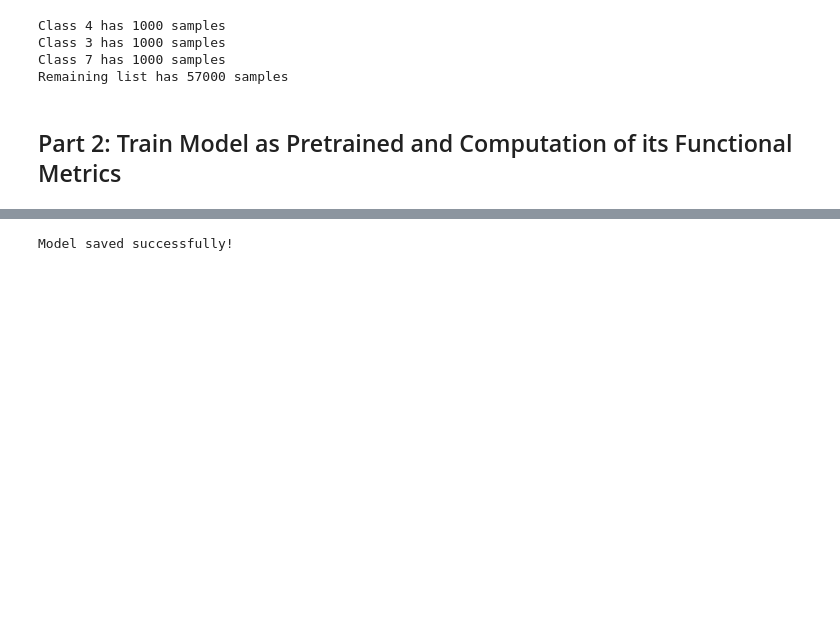
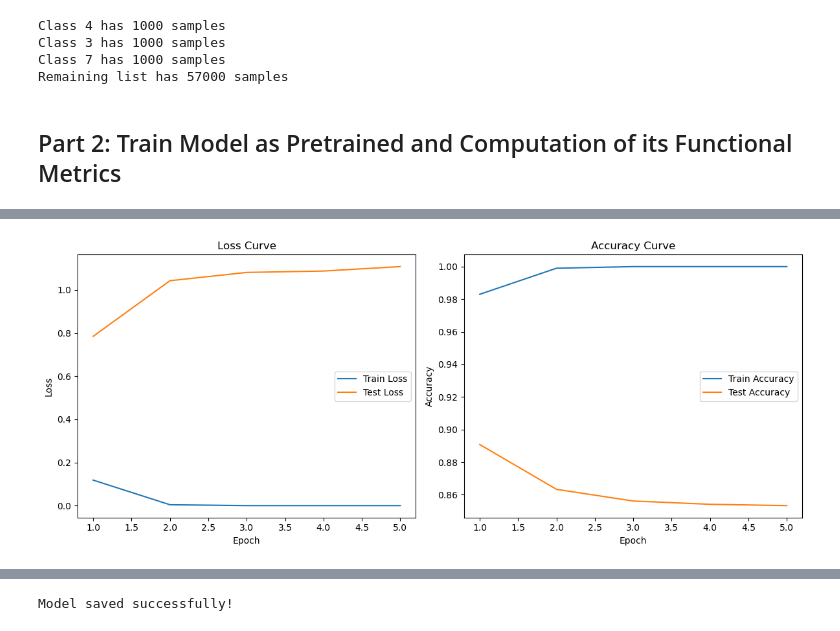
Before and after one commit to hmzi67/task-vector, a Jupyter notebook: experiment.ipynb, the cells around one changed output, grey strips where cells are left out. Cells and saved outputs as stored; diff of their text form; code cells hidden in the pictures; blank space fills up the shorter version.

```diff
--- a/experiment.ipynb
+++ b/experiment.ipynb
@@ -268,3 +391,3 @@ weighted avg       0.89      0.81      0.82     10000
 # %%
-train_model(model, train_loader_7, num_epochs=5, fine_tuning=True)
+train_model(model, train_loader_7, test_loader=test_loader,num_epochs=5, fine_tuning=True)
 # %% [output]
@@ -272,3 +400,4 @@ Fine-tuning complete!
+[figure, added]
 # %%
 evaluate_model(model, test_loader)
 # %% [output]
```
Also changed, not shown: parts of 15 cells of this notebook.
